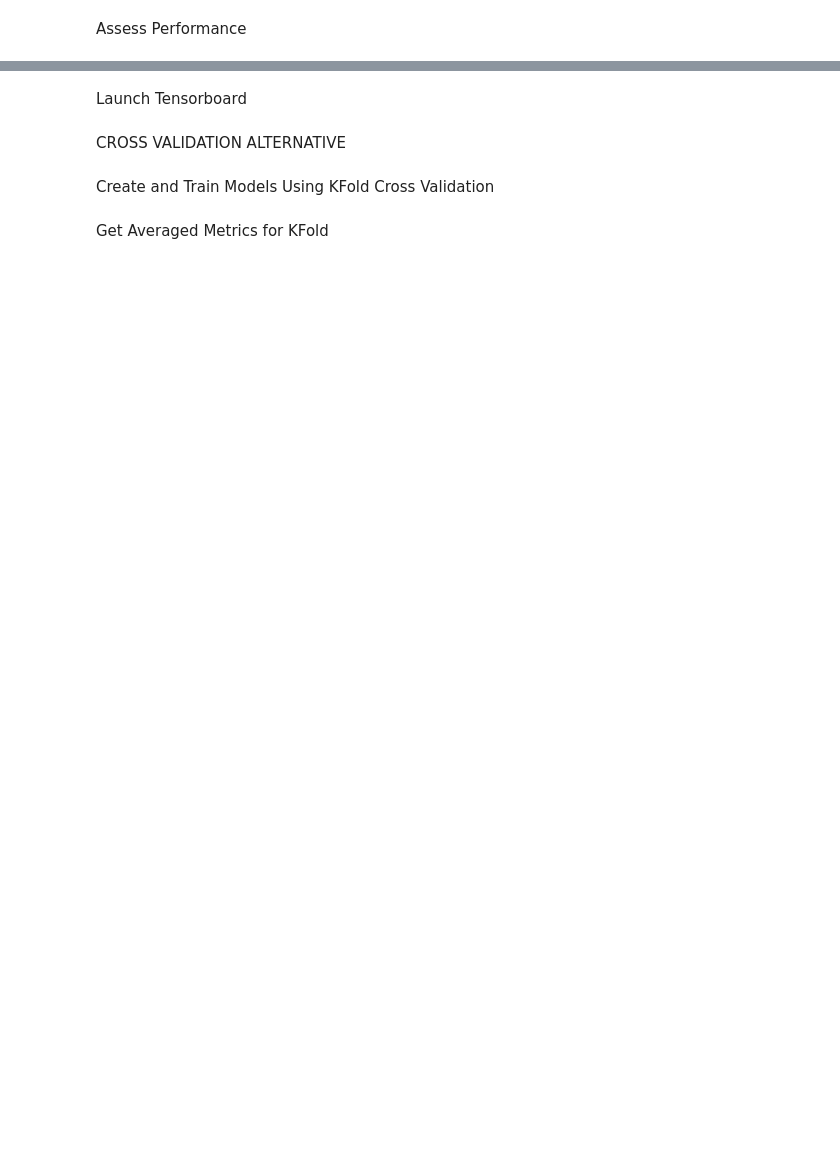
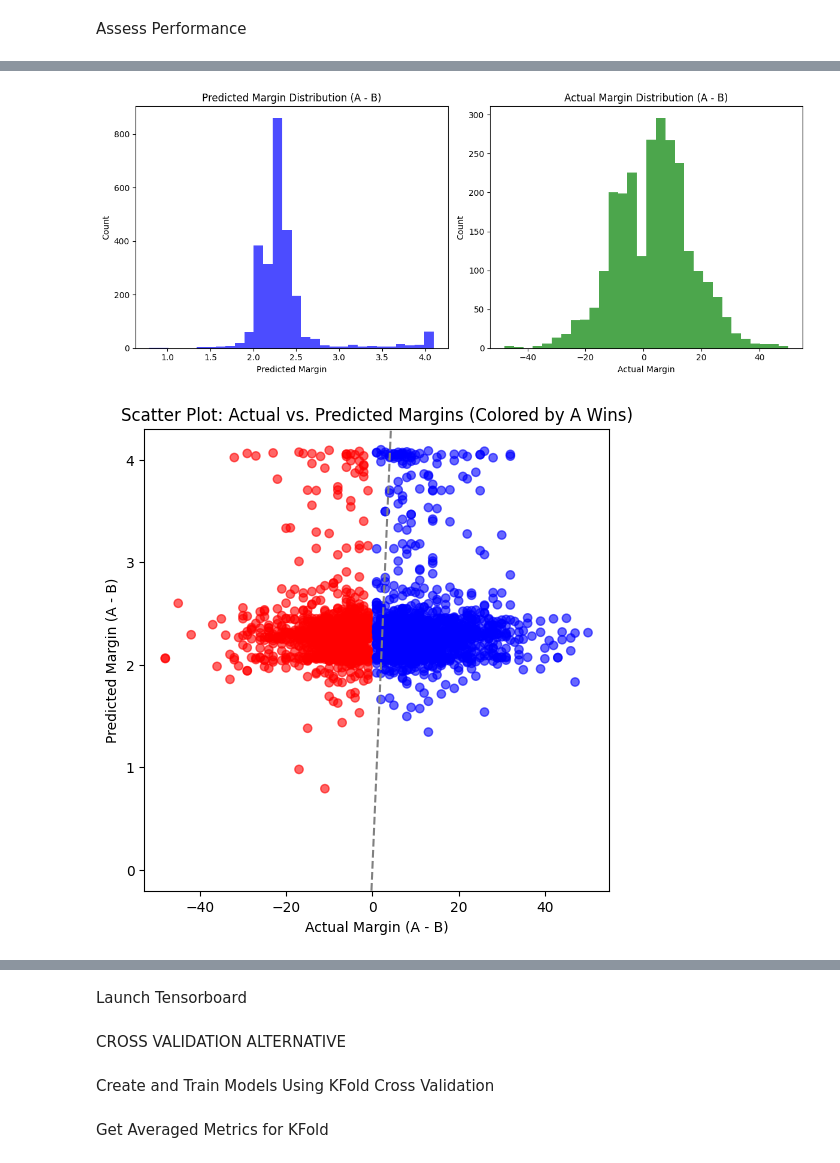
Before and after one commit to joaquinuriarte/sports-betting, a Jupyter notebook: model_binaries/model_v0.1/training_ground.ipynb, the cells around one changed output, grey strips where cells are left out. Cells and saved outputs as stored; diff of their text form; code cells hidden in the pictures; blank space fills up the shorter version.

```diff
--- a/model_binaries/model_v0.1/training_ground.ipynb
+++ b/model_binaries/model_v0.1/training_ground.ipynb
@@ -98,3 +114,8 @@ KeyError: 'actual_A'
+# %%
+plot_margin_distributions(predictions, "final_score_A", "final_score_B", "target_final_score_A", "target_final_score_B")
+# %% [output]
+[figure, added]
+[figure, added]
 # %%
 # Graph distribution of predictions against labels
 graph_entity(predictions=predictions,bins=50)
```
Also changed, not shown: parts of 10 cells of this notebook, 3 other files.
